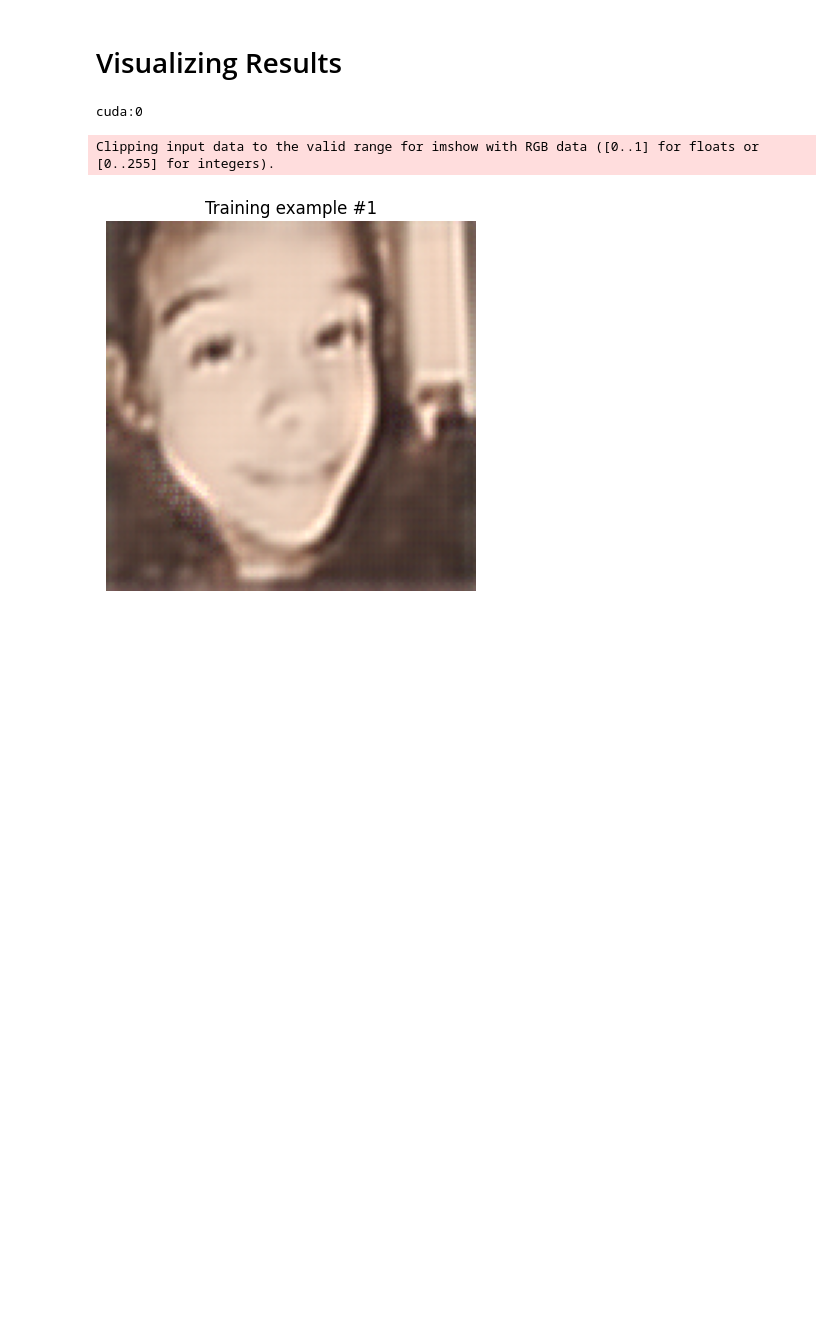
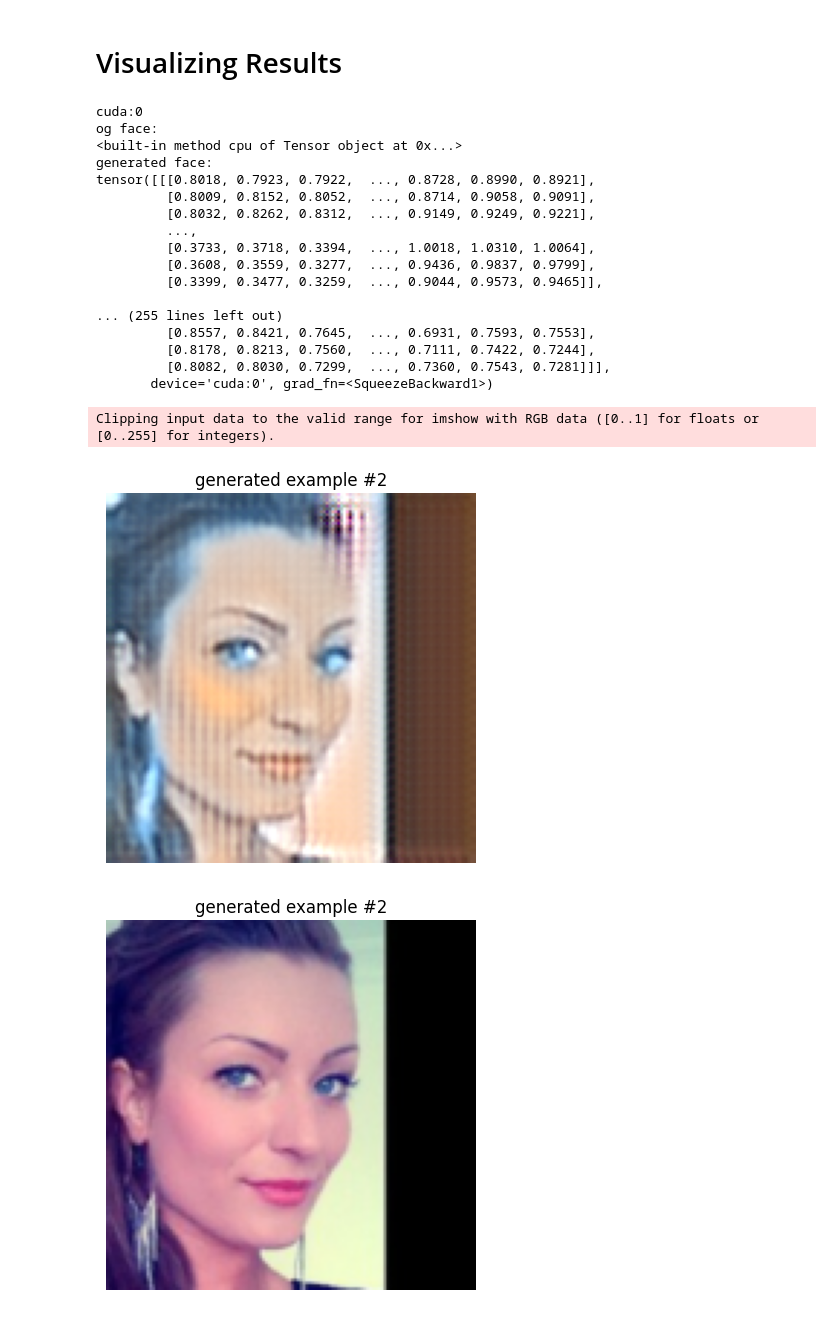
Before and after one commit to KisangaDavid/CV, a Jupyter notebook: final_project/final_project_cycle_gan.ipynb, the cells around one changed output. Saved outputs shown, nothing was run; the diff lists cells and outputs as text; code cells hidden in the pictures; blank space fills up the shorter version.

```diff
--- a/final_project/final_project_cycle_gan.ipynb
+++ b/final_project/final_project_cycle_gan.ipynb
@@ -227,7 +255,7 @@ def loadModel(model, optimizer, lr, location):
 # Training
 # %%
 # Training
-def train(realFaceLoader, animeFaceLoader, genRealModel, genAnimeModel, discRealModel, discAnimeModel, genOpt, discOpt, genScaler, discScaler, lambdaVal = 10, epochs=100,  startingEpochs = 0):
+def train(facesLoader, genRealModel, genAnimeModel, discRealModel, discAnimeModel, genOpt, discOpt, genScaler, discScaler, lambdaVal = 10, epochs=100,  startingEpochs = 0):
     mseLoss = nn.MSELoss()
     l1Loss = nn.L1Loss()
     print(DEVICE)
@@ -241,20 +269,16 @@ def train(realFaceLoader, animeFaceLoader, genRealModel, genAnimeModel, discReal
     discAnimeModel.train()
 
     for e in range(epochs):
-
-        animeFaceIterator = iter(animeFaceLoader)
-        for idx, (realFace, _) in enumerate(realFaceLoader):
-            animeFace = next(animeFaceIterator)[0]
-            animeFace = animeFace[0]
-            realFace = realFace[0]
+        for idx, (realFace, animeFace) in enumerate(facesLoader):
+            # animeFace = animeFace[0]
+            # realFace = realFace[0]
             realFace = realFace.to(DEVICE)
             animeFace = animeFace.to(DEVICE)
-
             # Training discriminators
             with torch.cuda.amp.autocast():
                 generatedAnimeFace = genAnimeModel(realFace)
                 animeDiscOnGenerated = discAnimeModel(generatedAnimeFace.detach())
-                animeDiscOnAnime = discAnimeModel(animeFace) # detatch() was here
+                animeDiscOnAnime = discAnimeModel(animeFace)
                 anime_originals += animeDiscOnAnime.mean().item()
                 anime_fakes += animeDiscOnGenerated.mean().item()
                 animeDiscOriginalLoss = mseLoss(animeDiscOnAnime, torch.ones_like(animeDiscOnAnime))
@@ -262,7 +286,7 @@ def train(realFaceLoader, animeFaceLoader, genRealModel, genAnimeModel, discReal
                 animeDiscriminatorLoss = animeDiscOriginalLoss + animeDiscGeneratedLoss
 
                 generatedRealFace = genRealModel(animeFace)
-                realDiscOnGenerated = discRealModel(generatedRealFace.detach()) # detatch() was here
+                realDiscOnGenerated = discRealModel(generatedRealFace.detach())
                 realDiscOnOriginal = discRealModel(realFace)
                 realDiscOriginalLoss = mseLoss(realDiscOnOriginal, torch.ones_like(realDiscOnOriginal))
                 realDiscGeneratedLoss = mseLoss(realDiscOnGenerated, torch.ones_like(realDiscOnGenerated))
@@ -297,7 +321,7 @@ def train(realFaceLoader, animeFaceLoader, genRealModel, genAnimeModel, discReal
             genScaler.step(genOpt)
             genScaler.update()
 
-            if idx % 250 == 0:
+            if idx % 250:
                 print(f"Currently on epoch: {e + startingEpochs}, index: {idx}")
 
         saveModel(genRealModel, genOpt, e + startingEpochs, "savedModels/genRealModel")
@@ -327,4 +351,4 @@ if SAVED_MODELS_EXIST:
 genScaler = torch.cuda.amp.GradScaler()
 discScaler = torch.cuda.amp.GradScaler()
 
-train(realFacesTrainLoader, animeFacesTrainLoader, realFaceGenerator, animeFaceGenerator, realFaceDiscriminator, animeFaceDiscriminator, genOpt, discOpt, genScaler, discScaler, startingEpochs = curNumEpochs)
+train(facesLoader, realFaceGenerator, animeFaceGenerator, realFaceDiscriminator, animeFaceDiscriminator, genOpt, discOpt, genScaler, discScaler, startingEpochs = curNumEpochs)
@@ -338,32 +357,57 @@ KeyboardInterrupt:
 # %%
 # Code to visualize results
 def visualize_generated(listOfGenerated, num_samples):
     for _ in range(num_samples):
         random_seg_img = random.randint(0, len(listOfGenerated))
-        img = listOfGenerated[random_seg_img]
-        plt.imshow(img.permute(1, 2, 0))
-        plt.title(f"Training example #{random_seg_img}")
+        generated, real = listOfGenerated[random_seg_img]
+        plt.imshow(generated.permute(1, 2, 0))
+        plt.title(f"generated example #{random_seg_img}")
+        plt.axis('off')
+        plt.show()
+        plt.imshow(real.permute(1, 2, 0))
+        plt.title(f"generated example #{random_seg_img}")
         plt.axis('off')
         plt.show()
 
 print(DEVICE)
 animeFaceGenerator = GeneratorModel().to(DEVICE)
 genOpt = optim.Adam(list(animeFaceGenerator.parameters()) + list(realFaceGenerator.parameters()), lr= 0.0002, betas = (0.9,0.999))
 
 loadModel(animeFaceGenerator, genOpt, 0.0002, "savedModels/genAnimeModel")
 
 animeFaceGenerator.eval()
 generatedAnimeFaces = []
-for idx, (realFace, _) in enumerate(realFacesTestLoader):
+for idx, (realFace, _) in enumerate(facesLoader):
     if idx % 10 == 0:
         realFace = realFace[0]
         realFace = realFace.to(DEVICE)
         generated_face = animeFaceGenerator(realFace)
-        generatedAnimeFaces.append(generated_face.detach().cpu())
+        print("og face:")
+        print(realFace.detach().cpu)
+        generatedAnimeFaces.append((generated_face.detach().cpu(), realFace.detach().cpu()))
+        print("generated face:")
+        print(generated_face)
 
 visualize_generated(generatedAnimeFaces, 2)
 # %% [output]
 cuda:0
+og face:
+<built-in method cpu of Tensor object at 0x...>
+generated face:
+tensor([[[0.8018, 0.7923, 0.7922,  ..., 0.8728, 0.8990, 0.8921],
+         [0.8009, 0.8152, 0.8052,  ..., 0.8714, 0.9058, 0.9091],
+         [0.8032, 0.8262, 0.8312,  ..., 0.9149, 0.9249, 0.9221],
+         ...,
+         [0.3733, 0.3718, 0.3394,  ..., 1.0018, 1.0310, 1.0064],
+         [0.3608, 0.3559, 0.3277,  ..., 0.9436, 0.9837, 0.9799],
+         [0.3399, 0.3477, 0.3259,  ..., 0.9044, 0.9573, 0.9465]],
+
+... (255 lines left out)
+         [0.8557, 0.8421, 0.7645,  ..., 0.6931, 0.7593, 0.7553],
+         [0.8178, 0.8213, 0.7560,  ..., 0.7111, 0.7422, 0.7244],
+         [0.8082, 0.8030, 0.7299,  ..., 0.7360, 0.7543, 0.7281]]],
+       device='cuda:0', grad_fn=<SqueezeBackward1>)
 Clipping input data to the valid range for imshow with RGB data ([0..1] for floats or [0..255] for integers).
-[figure, old version]
+[figure, new version]
+[figure, new version]
 Clipping input data to the valid range for imshow with RGB data ([0..1] for floats or [0..255] for integers).
```
Also changed, not shown: parts of 8 cells of this notebook.
